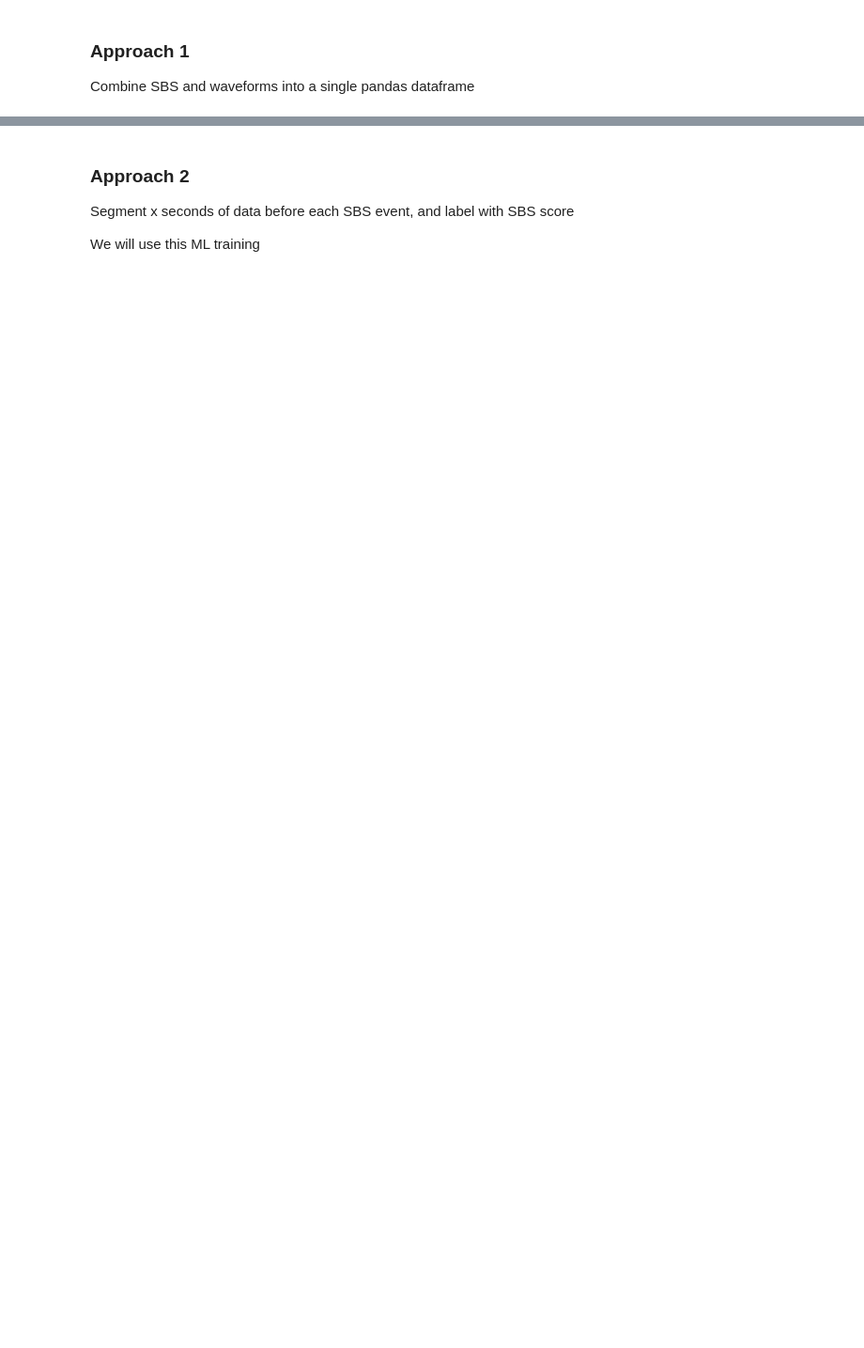
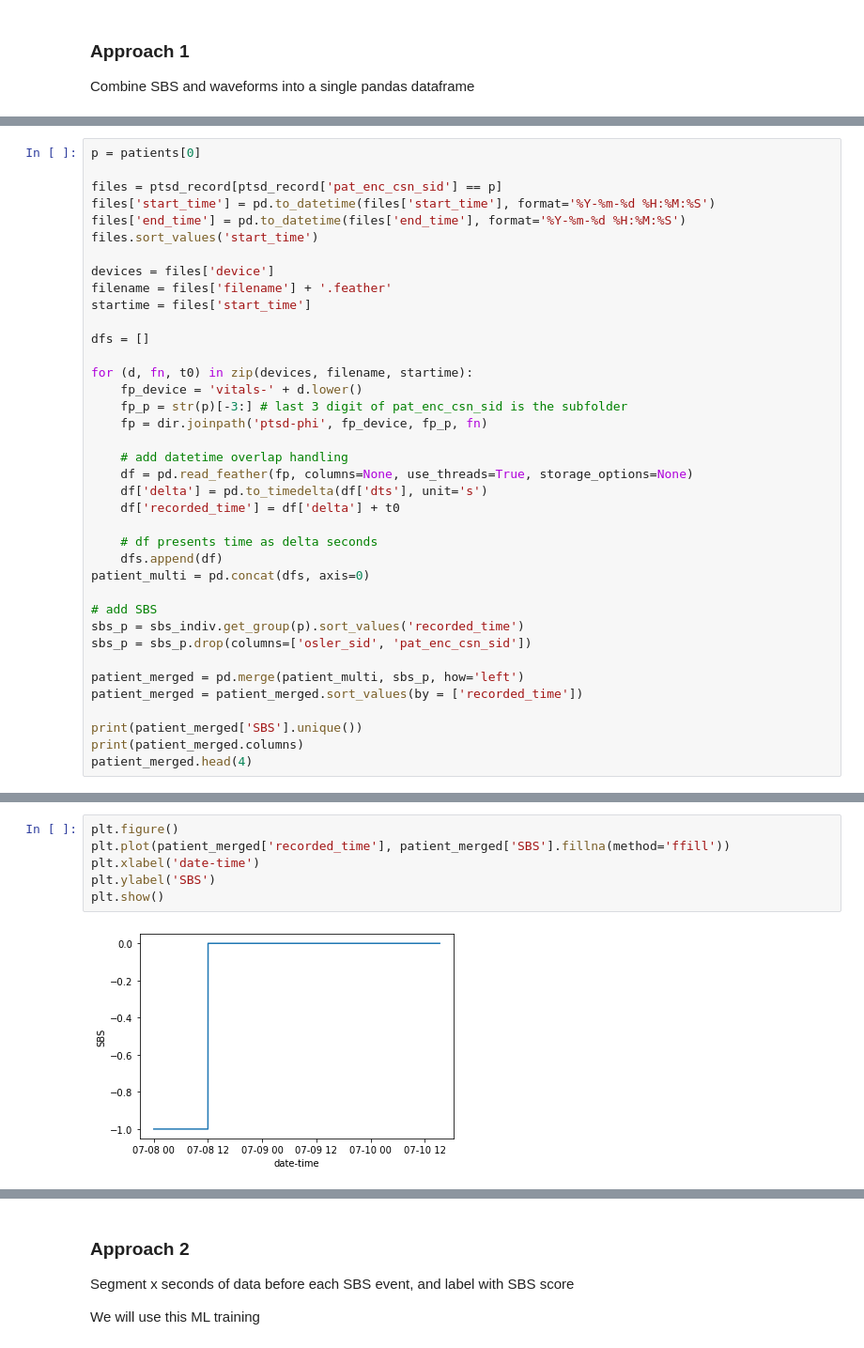
Before and after one commit to fyng/PedAccel, a Jupyter notebook: JHU SAFE/patient_sbs.ipynb, the cells around one changed output, grey strips where cells are left out. Shown at 94% size. Saved outputs shown, nothing was run; the diff lists cells and outputs as text; blank space fills up the shorter version.

```diff
--- a/JHU SAFE/patient_sbs.ipynb
+++ b/JHU SAFE/patient_sbs.ipynb
@@ -157,0 +92,38 @@ sns.lineplot(x = 'dts', y = 'HR', data=patient_merged)
+# %%
+p = patients[0]
+
+files = ptsd_record[ptsd_record['pat_enc_csn_sid'] == p]
+files['start_time'] = pd.to_datetime(files['start_time'], format='%Y-%m-%d %H:%M:%S')
+files['end_time'] = pd.to_datetime(files['end_time'], format='%Y-%m-%d %H:%M:%S')
+files.sort_values('start_time')
+
+devices = files['device']
+filename = files['filename'] + '.feather'
+startime = files['start_time']
+
+dfs = []
+
+for (d, fn, t0) in zip(devices, filename, startime):
+    fp_device = 'vitals-' + d.lower()
+    fp_p = str(p)[-3:] # last 3 digit of pat_enc_csn_sid is the subfolder
+    fp = dir.joinpath('ptsd-phi', fp_device, fp_p, fn)
+
+    # add datetime overlap handling
+    df = pd.read_feather(fp, columns=None, use_threads=True, storage_options=None)
+    df['delta'] = pd.to_timedelta(df['dts'], unit='s')
+    df['recorded_time'] = df['delta'] + t0
+
+    # df presents time as delta seconds
+    dfs.append(df)
+patient_multi = pd.concat(dfs, axis=0)
+
+# add SBS
+sbs_p = sbs_indiv.get_group(p).sort_values('recorded_time')
+sbs_p = sbs_p.drop(columns=['osler_sid', 'pat_enc_csn_sid'])
+
+patient_merged = pd.merge(patient_multi, sbs_p, how='left')
+patient_merged = patient_merged.sort_values(by = ['recorded_time'])
+
+print(patient_merged['SBS'].unique())
+print(patient_merged.columns)
+patient_merged.head(4)
@@ -157,0 +172,8 @@ sns.lineplot(x = 'dts', y = 'HR', data=patient_merged)
+# %%
+plt.figure()
+plt.plot(patient_merged['recorded_time'], patient_merged['SBS'].fillna(method='ffill'))
+plt.xlabel('date-time')
+plt.ylabel('SBS')
+plt.show()
+# %% [output]
+[figure, added]
```
Also changed, not shown: parts of 18 cells of this notebook.
